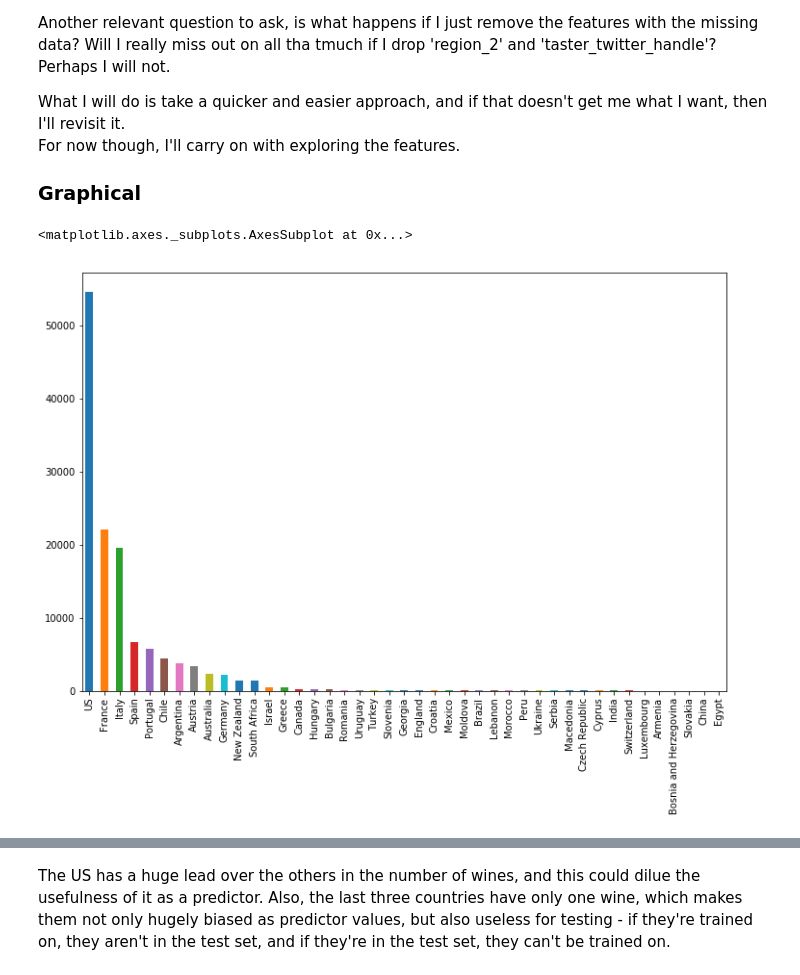
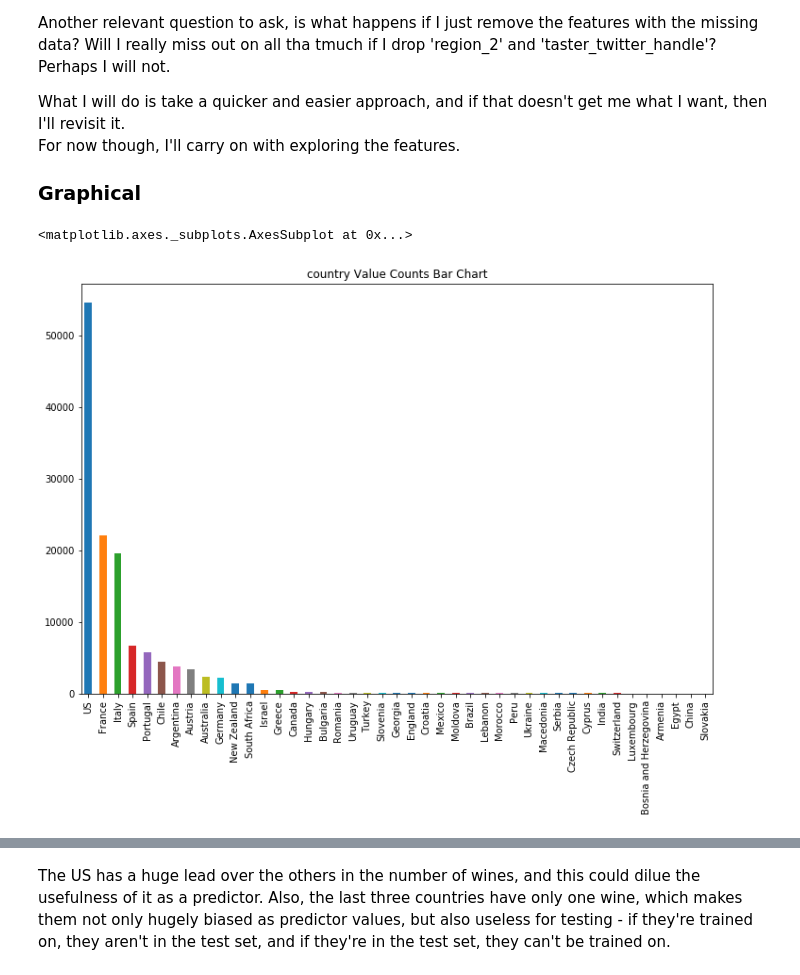
Before and after one commit to chorhatarahuduketuri/Wine-reviews, a Jupyter notebook: code/Wine Reviews EDA.ipynb, the cells around one changed output, grey strips where cells are left out. Drawn from its saved outputs; the diff is of its cells as text; code cells hidden in the pictures.

```diff
--- a/code/Wine Reviews EDA.ipynb
+++ b/code/Wine Reviews EDA.ipynb
@@ -351,10 +351,10 @@ For now though, I'll carry on with exploring the features.
 
 ### Graphical
 # %%
-feature_data.country.value_counts().plot.bar(figsize=(12,8))
+feature_data.country.value_counts().plot.bar(title='country Value Counts Bar Chart', figsize=(12,8))
 # %% [output]
 <matplotlib.axes._subplots.AxesSubplot at 0x...>
-[figure, old version]
+[figure, new version]
 # %%
 feature_data.country.value_counts().tail(10)
 # %% [output]
```
Also changed, not shown: parts of 52 cells of this notebook.
